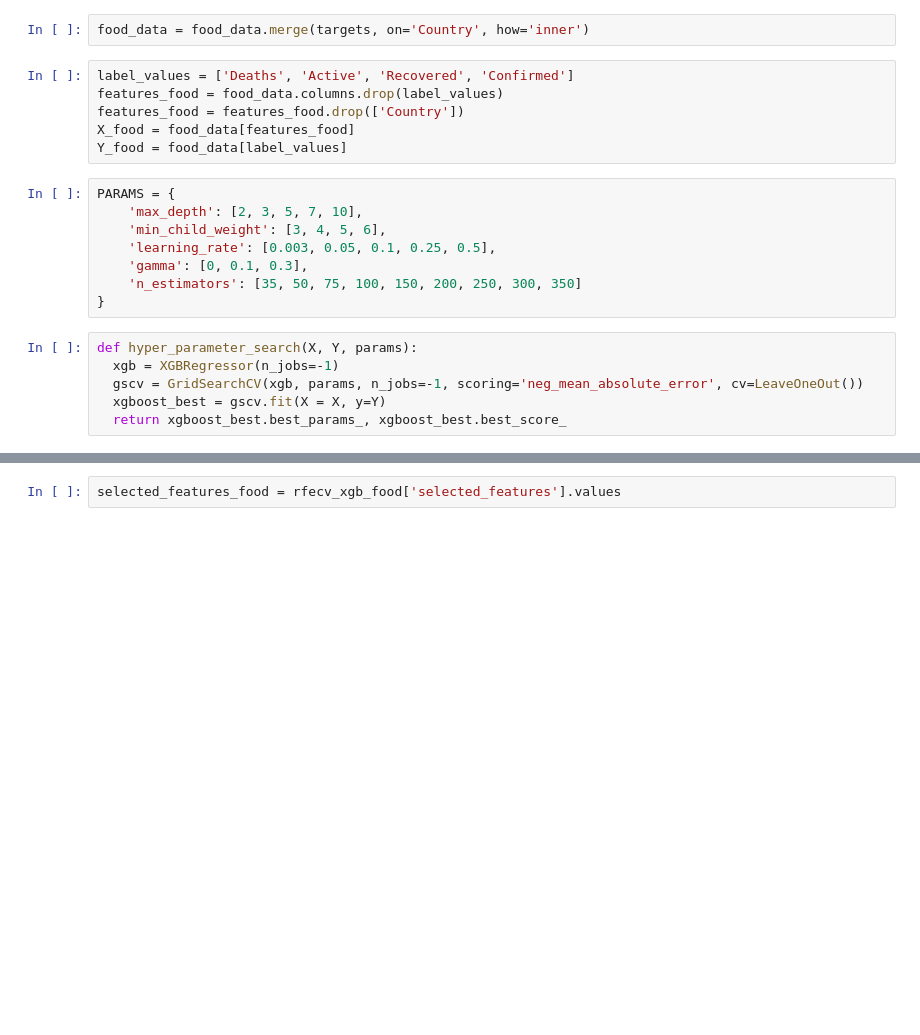
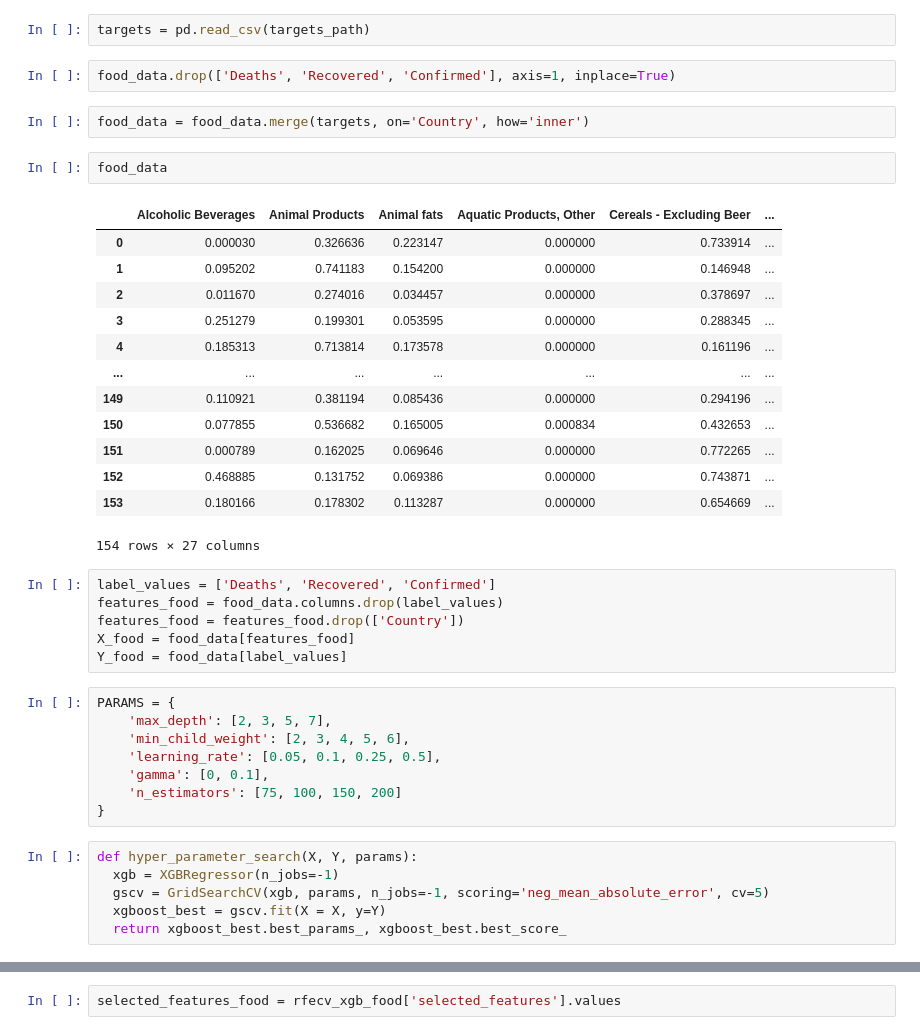
Before and after one commit to risto-trajanov/covid-19-explainable-healthy-diet, a Jupyter notebook: feature_selection/feature_selection_dietary_data.ipynb, the cells around one changed output, grey strips where cells are left out. Saved outputs shown, nothing was run; the diff lists cells and outputs as text; blank space fills up the shorter version.

```diff
--- a/feature_selection/feature_selection_dietary_data.ipynb
+++ b/feature_selection/feature_selection_dietary_data.ipynb
@@ -47,23 +31,43 @@ targets.dropna(axis=0, inplace=True)
+# %%
+targets = pd.read_csv(targets_path)
+# %%
+food_data.drop(['Deaths', 'Recovered', 'Confirmed'], axis=1, inplace=True)
 # %%
 food_data = food_data.merge(targets, on='Country', how='inner')
+# %%
+food_data
+# %% [output]
+|  | Alcoholic Beverages | Animal Products | Animal fats | Aquatic Products, Other | Cereals - Excluding Beer | ... |
+| 0 | 0.000030 | 0.326636 | 0.223147 | 0.000000 | 0.733914 | ... |
+| 1 | 0.095202 | 0.741183 | 0.154200 | 0.000000 | 0.146948 | ... |
+| 2 | 0.011670 | 0.274016 | 0.034457 | 0.000000 | 0.378697 | ... |
+| 3 | 0.251279 | 0.199301 | 0.053595 | 0.000000 | 0.288345 | ... |
+| 4 | 0.185313 | 0.713814 | 0.173578 | 0.000000 | 0.161196 | ... |
+| ... | ... | ... | ... | ... | ... | ... |
+| 149 | 0.110921 | 0.381194 | 0.085436 | 0.000000 | 0.294196 | ... |
+| 150 | 0.077855 | 0.536682 | 0.165005 | 0.000834 | 0.432653 | ... |
+| 151 | 0.000789 | 0.162025 | 0.069646 | 0.000000 | 0.772265 | ... |
+| 152 | 0.468885 | 0.131752 | 0.069386 | 0.000000 | 0.743871 | ... |
+| 153 | 0.180166 | 0.178302 | 0.113287 | 0.000000 | 0.654669 | ... |
+154 rows × 27 columns
 # %%
-label_values = ['Deaths', 'Active', 'Recovered', 'Confirmed']
+label_values = ['Deaths', 'Recovered', 'Confirmed']
 features_food = food_data.columns.drop(label_values)
 features_food = features_food.drop(['Country'])
 X_food = food_data[features_food]
 Y_food = food_data[label_values]
 # %%
 PARAMS = {
-    'max_depth': [2, 3, 5, 7, 10],
-    'min_child_weight': [3, 4, 5, 6],
-    'learning_rate': [0.003, 0.05, 0.1, 0.25, 0.5],
-    'gamma': [0, 0.1, 0.3],
-    'n_estimators': [35, 50, 75, 100, 150, 200, 250, 300, 350]
+    'max_depth': [2, 3, 5, 7],
+    'min_child_weight': [2, 3, 4, 5, 6],
+    'learning_rate': [0.05, 0.1, 0.25, 0.5],
+    'gamma': [0, 0.1],
+    'n_estimators': [75, 100, 150, 200]
 }
 # %%
 def hyper_parameter_search(X, Y, params):
   xgb = XGBRegressor(n_jobs=-1)
-  gscv = GridSearchCV(xgb, params, n_jobs=-1, scoring='neg_mean_absolute_error', cv=LeaveOneOut())
+  gscv = GridSearchCV(xgb, params, n_jobs=-1, scoring='neg_mean_absolute_error', cv=5)
   xgboost_best = gscv.fit(X = X, y=Y)
   return xgboost_best.best_params_, xgboost_best.best_score_
 # %%
```
Also changed, not shown: parts of 14 cells of this notebook, 13 other files.
